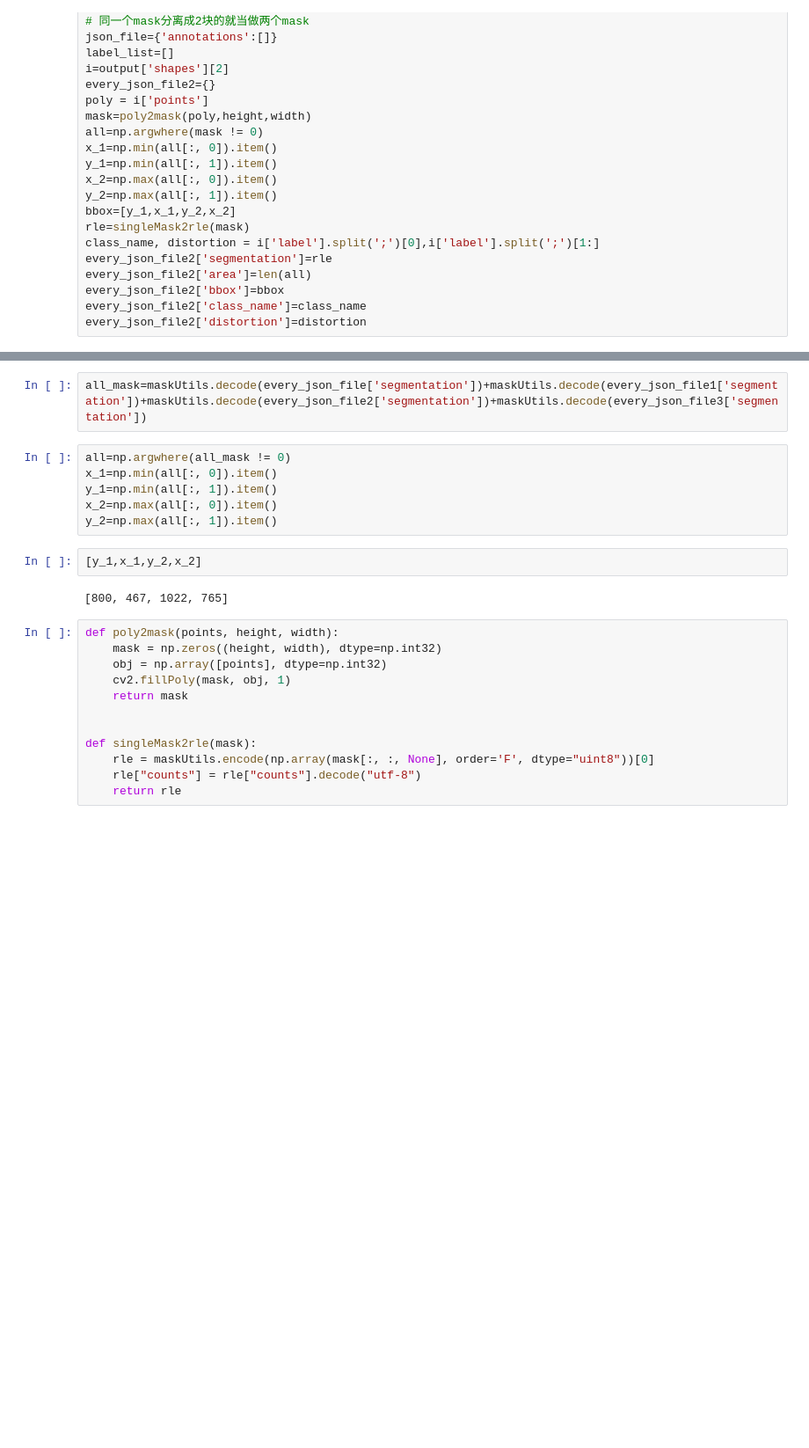
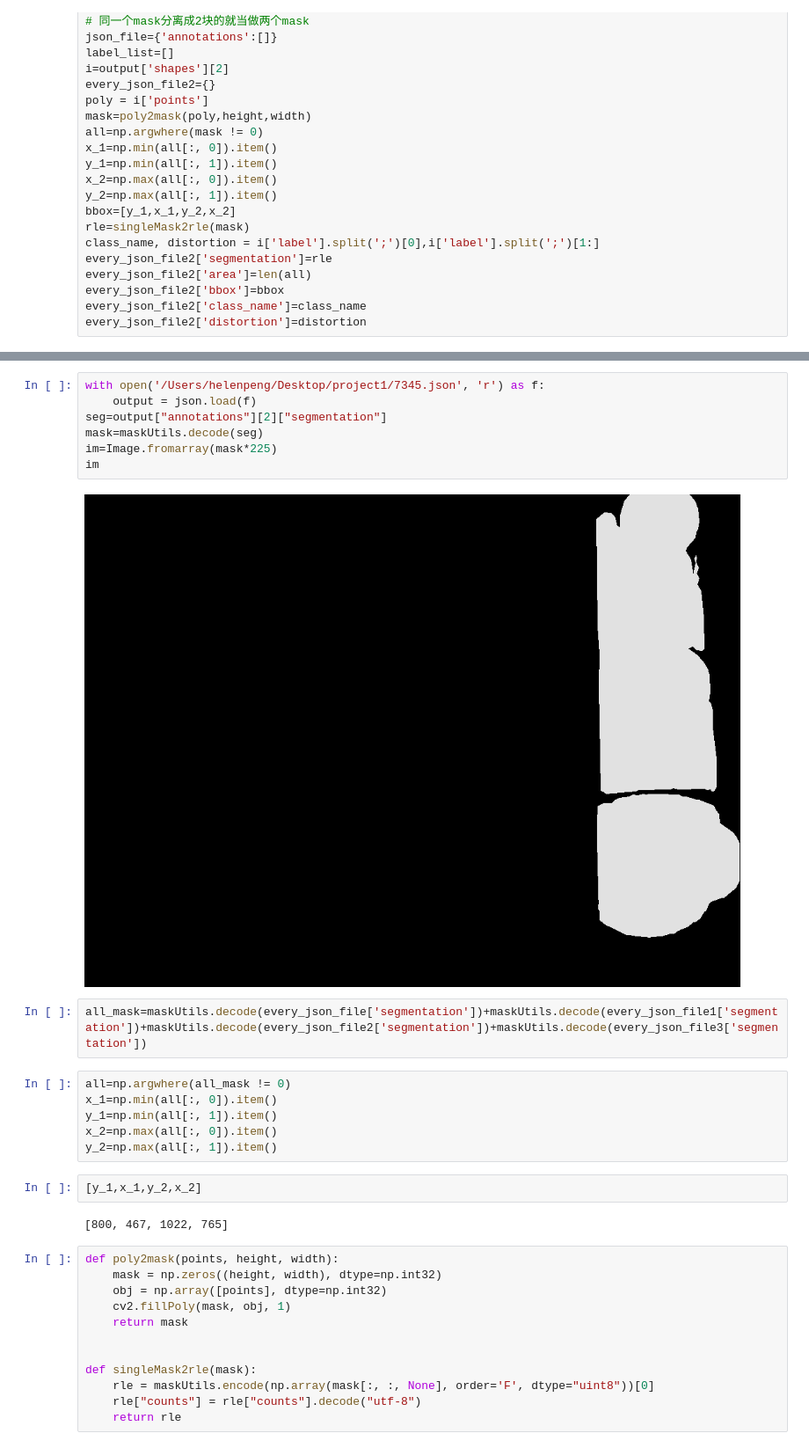
Before and after one commit to Helen1p/project1, a Jupyter notebook: draft.ipynb, the cells around one changed output, grey strips where cells are left out. Shown at 88% size. Saved outputs shown, nothing was run; the diff lists cells and outputs as text; blank space fills up the shorter version.

```diff
--- a/draft.ipynb
+++ b/draft.ipynb
@@ -146,3 +147,12 @@ im
+# %%
+with open('/Users/helenpeng/Desktop/project1/7345.json', 'r') as f:
+    output = json.load(f)
+seg=output["annotations"][2]["segmentation"]
+mask=maskUtils.decode(seg)
+im=Image.fromarray(mask*225)
+im
+# %% [output]
+[figure, added]
 # %%
 all_mask=maskUtils.decode(every_json_file['segmentation'])+maskUtils.decode(every_json_file1['segmentation'])+maskUtils.decode(every_json_file2['segmentation'])+maskUtils.decode(every_json_file3['segmentation'])
 # %%
```
Also changed, not shown: parts of 16 cells of this notebook, 1 other file.
